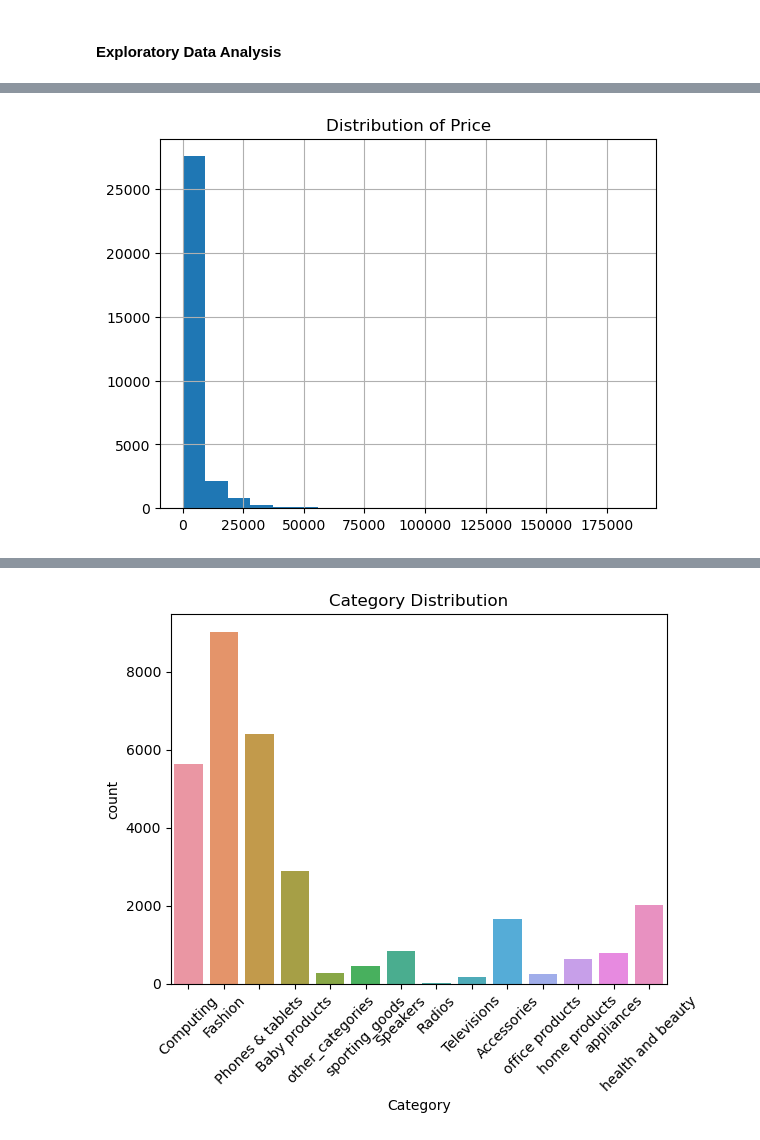
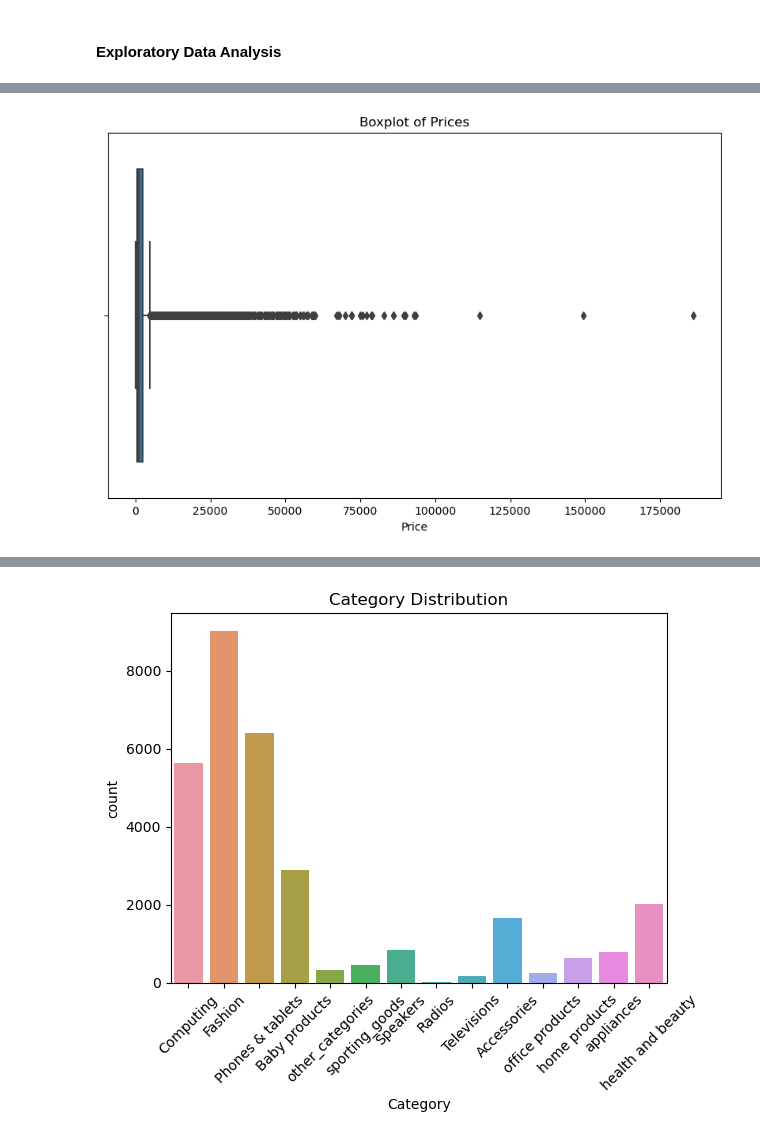
Before and after one commit to joakimTI/JUMIA-PRODUCTS-RECOMMENDATION-AND-PRODUCT-REVIEW-SYSTEM, a Jupyter notebook: index.ipynb, the cells around one changed output, grey strips where cells are left out. Drawn from its saved outputs; the diff is of its cells as text; code cells hidden in the pictures.

```diff
--- a/index.ipynb
+++ b/index.ipynb
@@ -365,8 +421,10 @@ df_1.shape
 # %%
-# Histogram for numerical columns
-df_1['price'].hist(bins=20)
-plt.title('Distribution of Price')
+# Boxplot for price
+plt.figure(figsize=(10, 6))
+sns.boxplot(x=df_1['price'])
+plt.title('Boxplot of Prices')
+plt.xlabel('Price')
 plt.show()
 # %% [output]
-[figure, old version]
+[figure, new version]
 # %%
```
Also changed, not shown: parts of 32 cells of this notebook, 1 other file.
